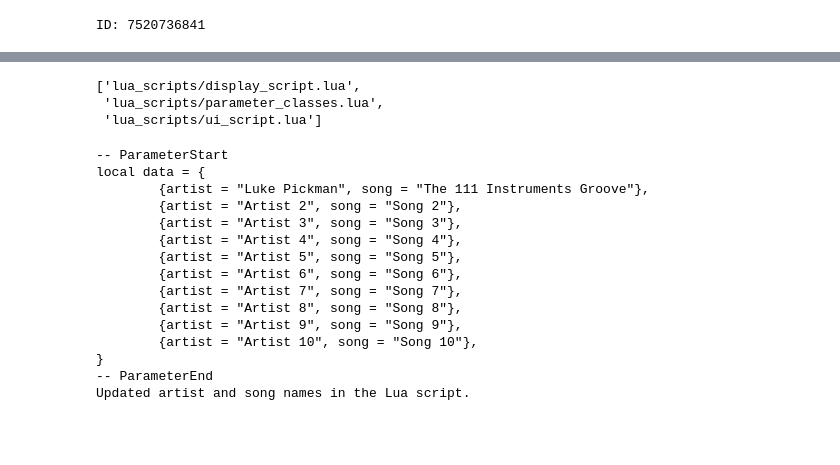
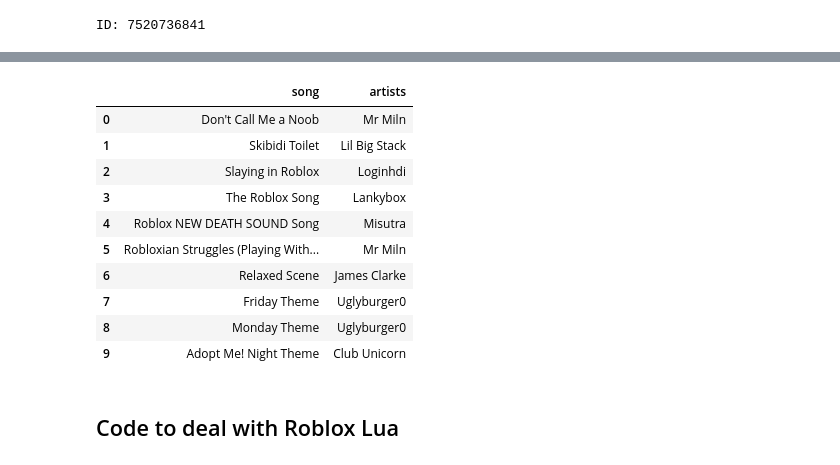
Before and after one commit to proud-p/spotify-roblox-project, a Jupyter notebook: main.ipynb, the cells around one changed output, grey strips where cells are left out. Cells and saved outputs as stored; diff of their text form; code cells hidden in the pictures; blank space fills up the shorter version.

Commit message:
cleaned code

```diff
--- a/main.ipynb
+++ b/main.ipynb
@@ -11,3 +31,7 @@ auth/roblox_keys.ini already exists.
+# %%
+# Get Spotify Authentication
+keys_path = "auth/spotify_keys.ini"
+spotify_auth = spotify_functions.SpotifyAuth(keys_path)
 # %%
 from spotipy.oauth2 import SpotifyClientCredentials
 
@@ -95,7 +133,7 @@ https://tr.rbxcdn.com/30DAY-Avatar-022C25B7A7322DC3E5DDD5AE6CFDC17C-Png/420/420/
 # %%
 # Spotify scopes (INCLUDE ugc-image-upload)
 scope = "user-read-private user-read-playback-state user-modify-playback-state playlist-modify-public playlist-modify-private ugc-image-upload"
-token = util.prompt_for_user_token(username, scope, client_id=client_id, client_secret=client_secret, redirect_uri=redirectURI)
+token = util.prompt_for_user_token(spotify_auth.username, scope, client_id=spotify_auth.client_id, client_secret=spotify_auth.client_secret, redirect_uri=spotify_auth.redirectURI)
 
 sp = spotipy.Spotify(auth=token)
 # %%
@@ -183,48 +147,18 @@ spotify_df
-# %%
-# get all lua paths
-import os
-# Specify the directory
-directory = 'lua_scripts/'
-
-# Get all file paths
-lua_file_paths = [os.path.join(directory, filename) for filename in os.listdir(directory) if os.path.isfile(os.path.join(directory, filename))]
-lua_file_paths
-# %% [output]
-['lua_scripts/display_script.lua',
- 'lua_scripts/parameter_classes.lua',
- 'lua_scripts/ui_script.lua']
-# %%
-
-# Read the Lua script from the file
-file_path = "lua_scripts/parameter_classes.lua"
-with open(file_path, 'r') as file:
-    lua_script = file.read()
-
-# Replace each song and artist in the Lua script
-for i, row in df.iterrows():
-    if i < len(df):  # Ensure not to exceed the number of occurrences
-        lua_script = re.sub(
-            r'({artist = ")[^"]*(", song = ")[^"]*("})',
-            f'\\1{row["clean_artist_names"]}\\2{row["name"]}\\3',
-            lua_script,
-            count=1  # Replace one at a time
-        )
-
-print(lua_script)
-print("Updated artist and song names in the Lua script.")
-# %% [output]
--- ParameterStart
-local data = {
-        {artist = "Luke Pickman", song = "The 111 Instruments Groove"},
-        {artist = "Artist 2", song = "Song 2"},
-        {artist = "Artist 3", song = "Song 3"},
-        {artist = "Artist 4", song = "Song 4"},
-        {artist = "Artist 5", song = "Song 5"},
-        {artist = "Artist 6", song = "Song 6"},
-        {artist = "Artist 7", song = "Song 7"},
-        {artist = "Artist 8", song = "Song 8"},
-        {artist = "Artist 9", song = "Song 9"},
-        {artist = "Artist 10", song = "Song 10"},
-}
--- ParameterEnd
-Updated artist and song names in the Lua script.
+# %%
+# function to clean dataframe in spotify_functions.py - takes in track results, clean into a nice dataframe
+clean_spotify_df = spotify_functions.spotify_tracks_to_df(track_results)
+clean_spotify_df
+# %% [output]
+|  | song | artists |
+| 0 | Don't Call Me a Noob | Mr Miln |
+| 1 | Skibidi Toilet | Lil Big Stack |
+| 2 | Slaying in Roblox | Loginhdi |
+| 3 | The Roblox Song | Lankybox |
+| 4 | Roblox NEW DEATH SOUND Song | Misutra |
+| 5 | Robloxian Struggles (Playing With... | Mr Miln |
+| 6 | Relaxed Scene | James Clarke |
+| 7 | Friday Theme | Uglyburger0 |
+| 8 | Monday Theme | Uglyburger0 |
+| 9 | Adopt Me! Night Theme | Club Unicorn |
+# %% [markdown]
+## Code to deal with Roblox Lua
```
Also changed, not shown: parts of 23 cells of this notebook, 3 other files.
